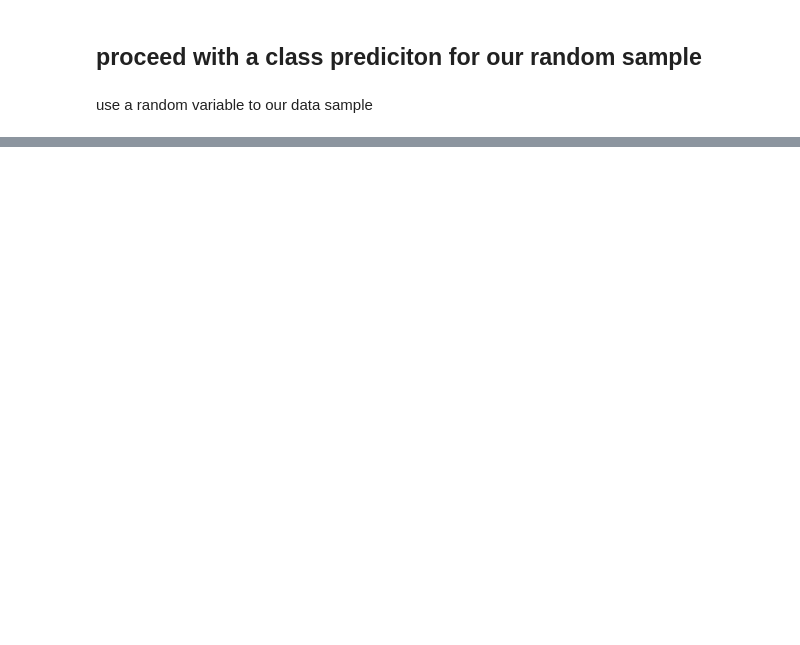
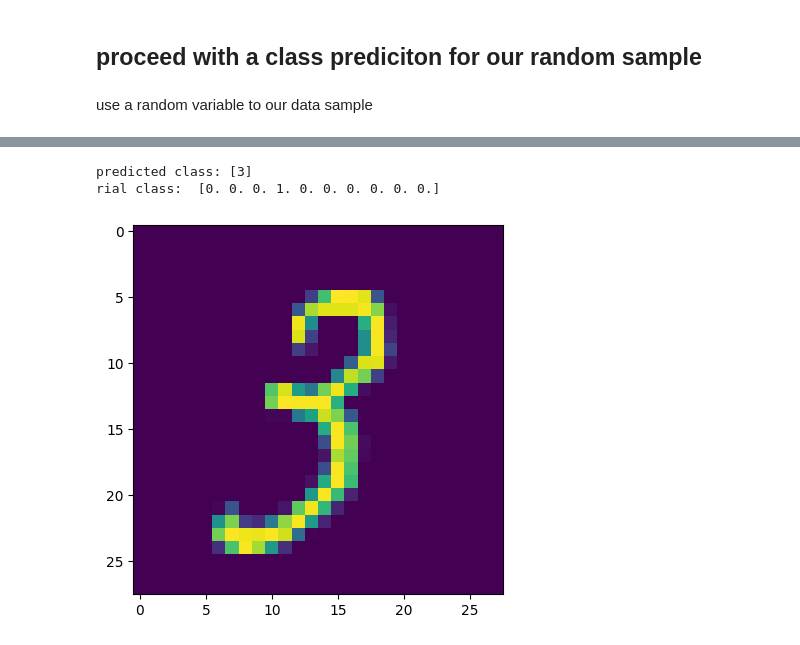
Before and after one commit to Macreat/CnnMDL, a Jupyter notebook: cnnDvlEnv/basis.ipynb, the cells around one changed output, grey strips where cells are left out. Drawn from its saved outputs; the diff is of its cells as text; code cells hidden in the pictures; blank space fills up the shorter version.

```diff
--- a/cnnDvlEnv/basis.ipynb
+++ b/cnnDvlEnv/basis.ipynb
@@ -313,0 +314,10 @@ rial class:  [0. 0. 0. 0. 0. 0. 1. 0. 0. 0.]
+# %%
+predicted_class = np.argmax(MnistPredictions, axis=1) # get the predicted class by taking the index of the maximum value in the prediction array
+plt.imshow(xTestMnist[id[0]])
+
+print("predicted class:" , predicted_class)
+print("rial class: ",yTestMnist[id[0]]) # display the true class of the image
+# %% [output]
+predicted class: [3]
+rial class:  [0. 0. 0. 1. 0. 0. 0. 0. 0. 0.]
+[figure, added]
```
Also changed, not shown: parts of 7 cells of this notebook, 3 other files.
